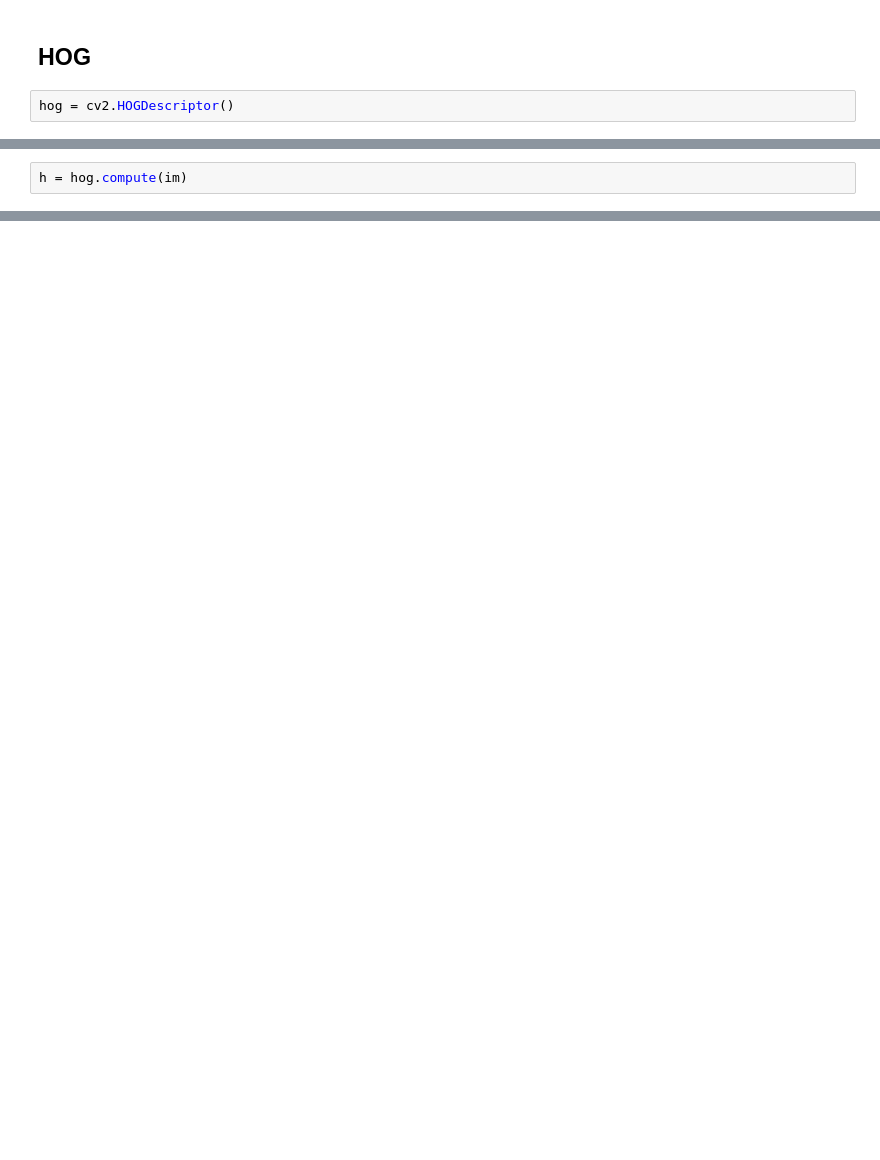
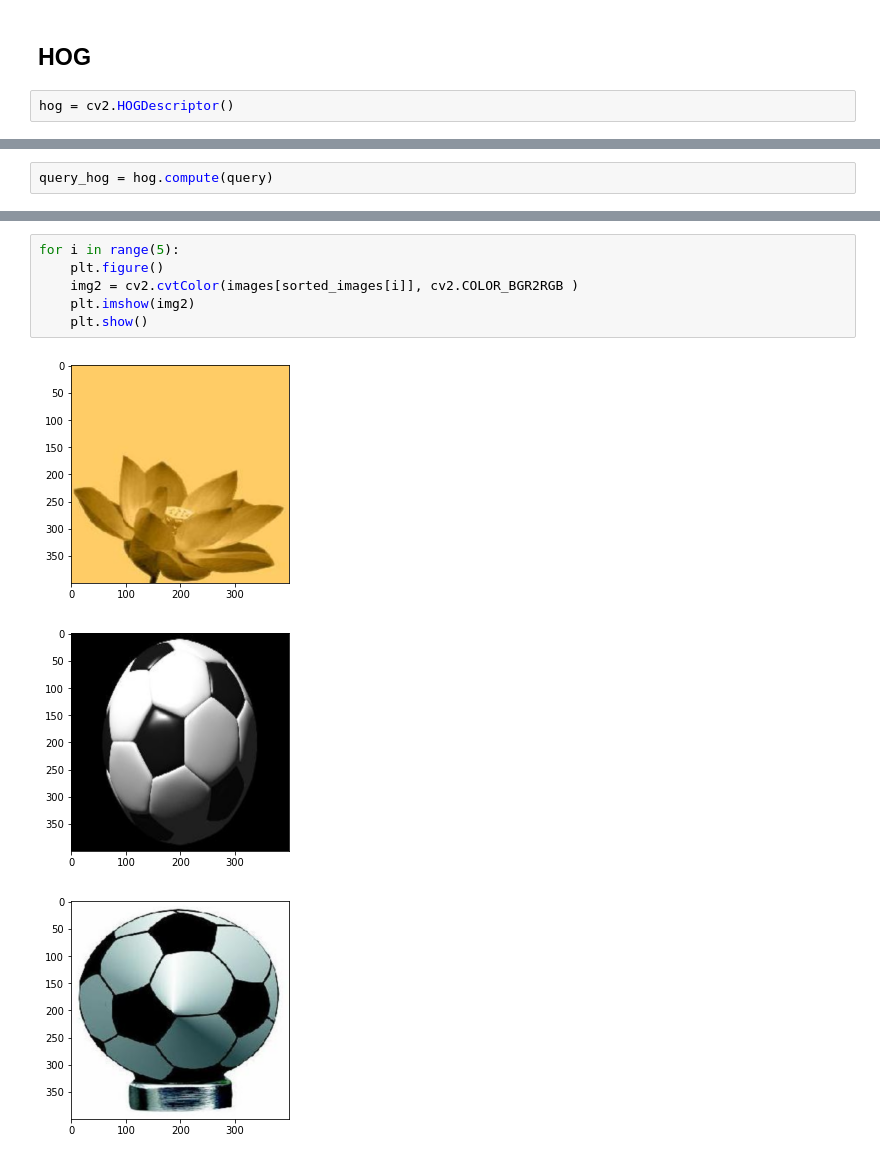
Before and after one commit to savoiepe/labs_computer_vision, a Jupyter notebook: TP1/TP1_code.ipynb, the cells around one changed output, grey strips where cells are left out. Saved outputs shown, nothing was run; the diff lists cells and outputs as text; blank space fills up the shorter version.

```diff
--- a/TP1/TP1_code.ipynb
+++ b/TP1/TP1_code.ipynb
@@ -14,2 +29,2 @@ im = cv2.imread("./data/ball_query.jpg")
 # %%
-h = hog.compute(im)
+query_hog = hog.compute(query)
@@ -38,0 +58,10 @@ arr
+# %%
+for i in range(5):
+    plt.figure()
+    img2 = cv2.cvtColor(images[sorted_images[i]], cv2.COLOR_BGR2RGB )
+    plt.imshow(img2)
+    plt.show()
+# %% [output]
+[figure, added]
+[figure, added]
+[figure, added]
```
Also changed, not shown: parts of 22 cells of this notebook, 1 other file.
